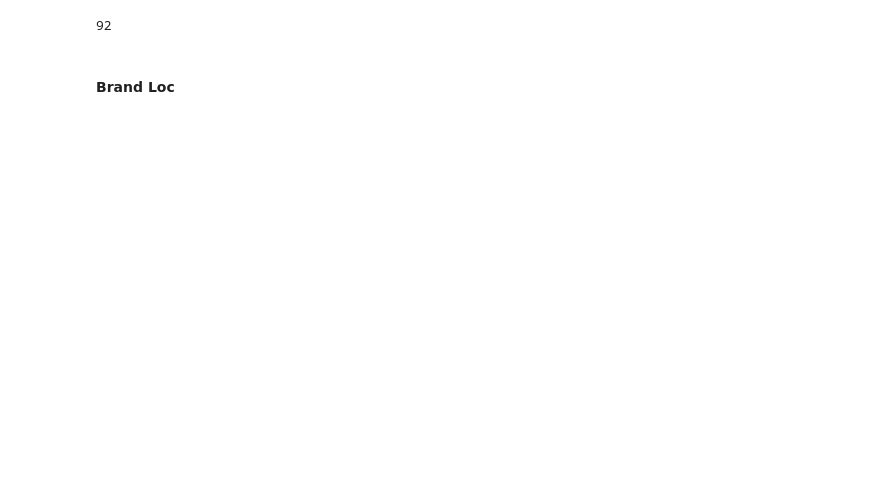
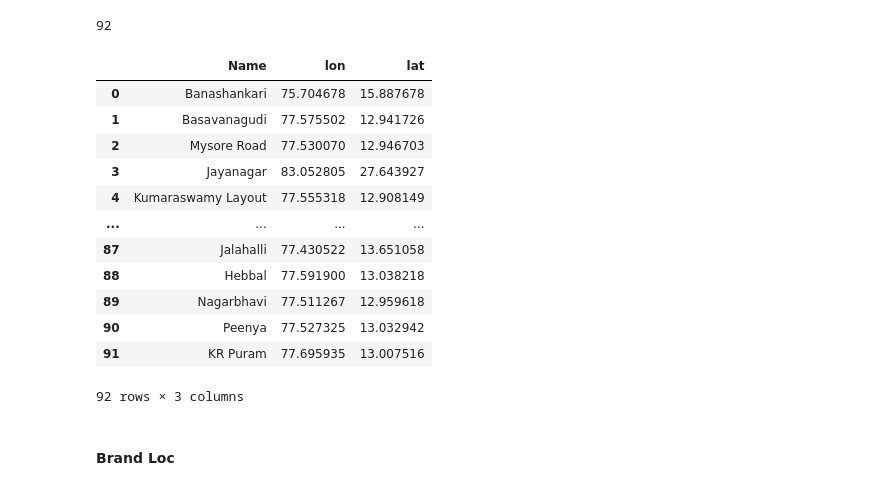
Before and after one commit to remre/datavisu, a Jupyter notebook: sample.ipynb, the cells around one changed output. Drawn from its saved outputs; the diff is of its cells as text; code cells hidden in the pictures; blank space fills up the shorter version.

```diff
--- a/sample.ipynb
+++ b/sample.ipynb
@@ -422,3 +366,0 @@ for location in locations['Name']:
-# %%
-locations['lat']=lat
-locations['lon']=lon
@@ -425,2 +369,18 @@ locations['lon']=lon
+# %%
+locations
+# %% [output]
+|  | Name | lon | lat |
+| 0 | Banashankari | 75.704678 | 15.887678 |
+| 1 | Basavanagudi | 77.575502 | 12.941726 |
+| 2 | Mysore Road | 77.530070 | 12.946703 |
+| 3 | Jayanagar | 83.052805 | 27.643927 |
+| 4 | Kumaraswamy Layout | 77.555318 | 12.908149 |
+| ... | ... | ... | ... |
+| 87 | Jalahalli | 77.430522 | 13.651058 |
+| 88 | Hebbal | 77.591900 | 13.038218 |
+| 89 | Nagarbhavi | 77.511267 | 12.959618 |
+| 90 | Peenya | 77.527325 | 13.032942 |
+| 91 | KR Puram | 77.695935 | 13.007516 |
+92 rows × 3 columns
 # %% [markdown]
 #### Brand Loc
```
Also changed, not shown: parts of 31 cells of this notebook.
